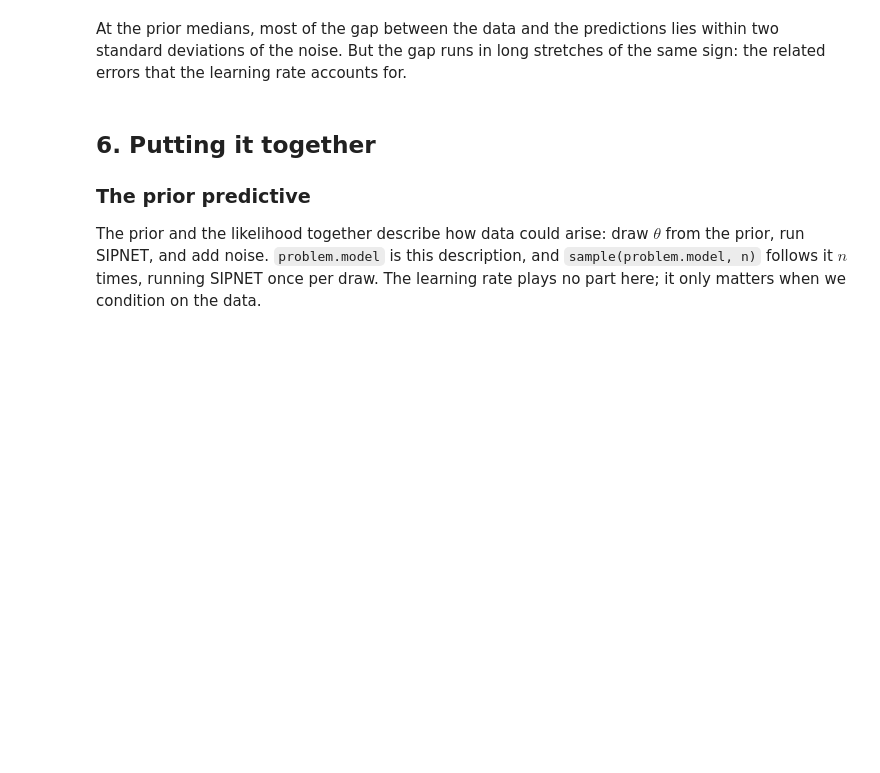
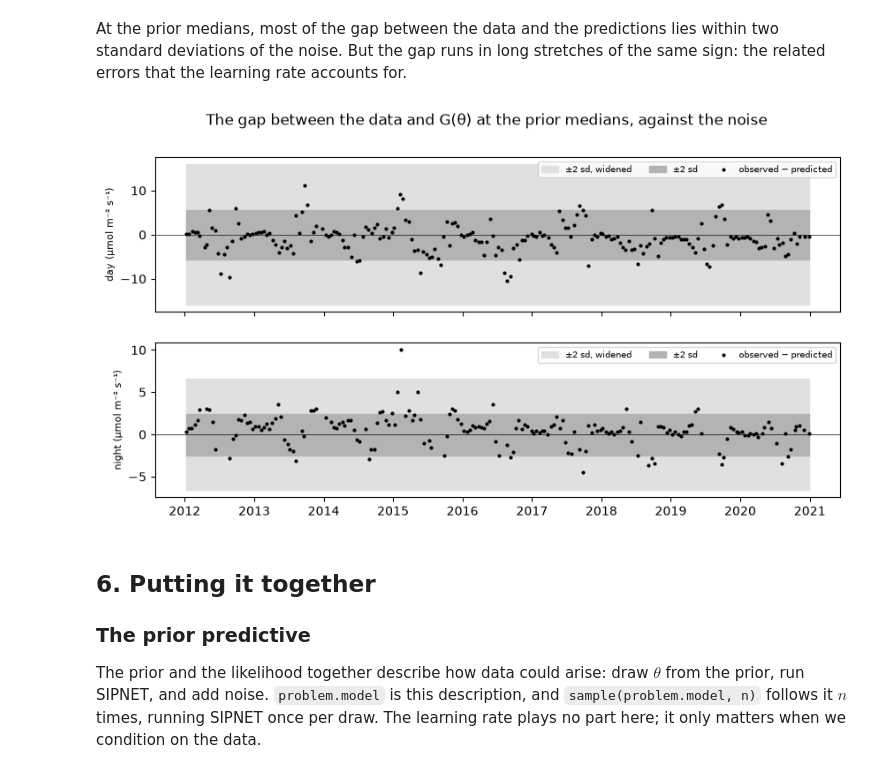
Before and after one commit to arob5/lsm-active-subspace, a Jupyter notebook: notebooks/main_inverse_problem.ipynb, the cells around one changed output. Drawn from its saved outputs; the diff is of its cells as text; code cells hidden in the pictures; blank space fills up the shorter version.

```diff
--- a/notebooks/main_inverse_problem.ipynb
+++ b/notebooks/main_inverse_problem.ipynb
@@ -74,7 +75,7 @@ def plot_weather(driver, year):
 
 def plot_predictions(data, predictions, labels=None):
     """The observed data (dots) and one or more predictions of them (lines), by class."""
-    predictions = np.atleast_2d(predictions)
+    predictions = np.atleast_2d(np.asarray(predictions, dtype=float))
     times = data.feature_times
     _, axes = plt.subplots(2, 1, figsize=(10, 5), sharex=True)
     for axis, feature_class in zip(axes, CLASS_COLOURS, strict=True):
@@ -93,7 +94,7 @@ def plot_one_at_a_time(data, predictions, parameter_names, levels, year):
     times = data.feature_times
     colours = plt.cm.viridis(np.linspace(0, 1, len(levels)))
     shape = (len(parameter_names), len(levels), -1)
-    predictions = predictions.reshape(shape)
+    predictions = np.asarray(predictions, dtype=float).reshape(shape)
     figure, axes = plt.subplots(2, len(parameter_names), figsize=(13, 5), sharex=True)
     for column, name in enumerate(parameter_names):
         for row, feature_class in enumerate(CLASS_COLOURS):
@@ -133,6 +134,7 @@ def plot_sipnet_outputs(outputs, nee_rate, step_ends, year):
 
 def plot_averaging(data, nee_rate, prediction, year):
     """The three-hourly windows that the day and night values of 1–15 July average."""
+    prediction = np.asarray(prediction, dtype=float)
     features = data.features
     first_half_of_july = np.flatnonzero(
         (features["year"] == year) & (features["month"] == 7) & (features["half"] == 1)
@@ -160,8 +162,11 @@ def plot_averaging(data, nee_rate, prediction, year):
     axis.legend(fontsize=7, ncol=3)
 
 
-def plot_residuals(data, residual, noise_variance, widened_variance):
+def plot_residuals(data, prediction, noise_variance, widened_variance):
     """Observed minus predicted values, against two standard deviations of the noise."""
+    residual = data.observations - np.asarray(prediction, dtype=float)
+    noise_variance = np.asarray(noise_variance, dtype=float)
+    widened_variance = np.asarray(widened_variance, dtype=float)
     times = data.feature_times
     figure, axes = plt.subplots(2, 1, figsize=(10, 5), sharex=True)
     for axis, feature_class in zip(axes, CLASS_COLOURS, strict=True):
@@ -175,15 +180,6 @@ def plot_residuals(data, residual, noise_variance, widened_variance):
         axis.set_ylabel(f"{feature_class} ({NEE_UNITS})", fontsize=8)
         axis.legend(fontsize=7, loc="upper right", ncol=3)
     figure.suptitle("The gap between the data and G(θ) at the prior medians, against the noise")
-
-
-def plot_density(grid, density, median, xlabel, title):
-    """A density on a grid, with its median dotted."""
-    _, axis = plt.subplots(figsize=(5, 3))
-    axis.plot(grid, density)
-    axis.axvline(median, ls=":", color="0.3", label="median")
-    axis.set(xlabel=xlabel, ylabel="density", title=title)
-    axis.legend()
 
 
 def plot_coordinates(systems, names, shown):
@@ -449,0 +509,3 @@ KeyError: 'photosynthetic_capacity'
+# %%
+prediction_at_medians = forward_model(prior_medians["theta"])
+prediction_at_medians
@@ -572,4 +687,4 @@ this model, and `noise_variances()` gives $v$:
 # %%
 likelihood = problem.likelihood
-noise_variance = np.asarray(likelihood.noise_variances())
+noise_variance = likelihood.noise_variances()
 pd.Series(noise_variance).groupby(data.feature_classes).first()
@@ -605,7 +734,9 @@ At the prior medians, most of the gap between the data and the predictions lies
 standard deviations of the noise. But the gap runs in long stretches of the same sign: the
 related errors that the learning rate accounts for.
 # %%
-plot_residuals(data, y - prediction_at_medians, noise_variance, widened_variance)
+plot_residuals(data, prediction_at_medians, noise_variance, widened_variance)
+# %% [output]
+[figure, added]
 # %% [markdown]
 ## 6. Putting it together
 
```
Also changed, not shown: parts of 76 cells of this notebook, 3 other files.
